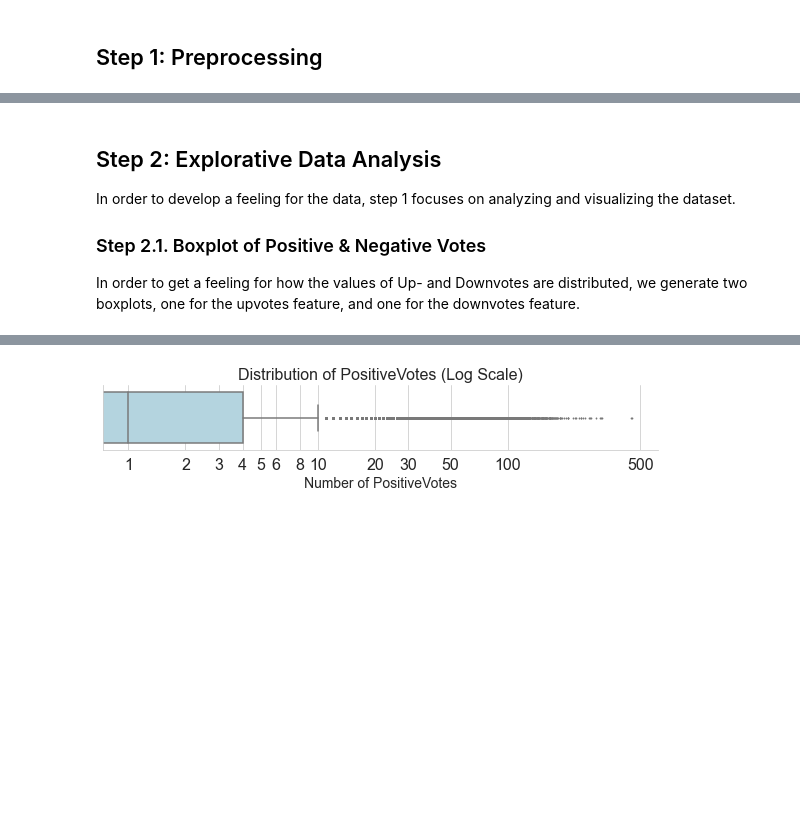
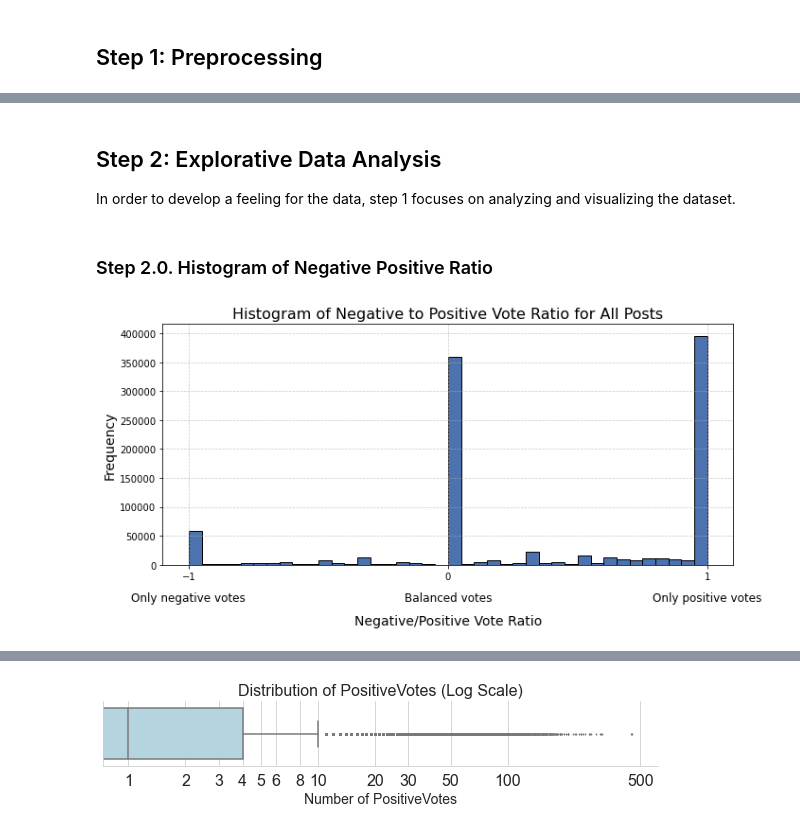
Before and after one commit to dario-x/user-post-popularity-prediction, a Jupyter notebook: main.ipynb, the cells around one changed output, grey strips where cells are left out. Saved outputs shown, nothing was run; the diff lists cells and outputs as text; code cells hidden in the pictures; blank space fills up the shorter version.

```diff
--- a/main.ipynb
+++ b/main.ipynb
@@ -66,7 +72,7 @@ query = "SELECT * FROM Posts"
 
 # Load data into a DataFrame
 df_posts = pd.read_sql_query(query, conn)
-df_articles = pd.read_sql_query("SELECT * FROM Articles", conn)
+df_articles = pd.read_sql_query("SELECT * FROM Articles LIMIT 100000", conn)
 
 # Close the connection
 conn.close()
@@ -109,7 +243,45 @@ df_merged['Headline'] = df_merged['Headline'].fillna('')
 ## Step 2: Explorative Data Analysis
 
 In order to develop a feeling for the data, step 1 focuses on analyzing and visualizing the dataset.
-
-### Step 2.1. Boxplot of Positive & Negative Votes
-
-In order to get a feeling for how the values of Up- and Downvotes are distributed, we generate two boxplots, one for the upvotes feature, and one for the downvotes feature.
+# %% [markdown]
+### Step 2.0. Histogram of Negative Positive Ratio
+# %%
+# Filter the data for "top posts" and plot a histogram for the Neg/Pos ratio
+top_posts = df_merged
+
+# Set the style for a scientific paper look
+plt.style.use('seaborn-deep')
+
+# Create histogram
+plt.figure(figsize=(10, 5))
+plt.hist(top_posts['Neg_Pos_Ratio'].dropna(), bins=40, edgecolor='black')
+plt.title('Histogram of Negative to Positive Vote Ratio for All Posts', fontsize=16)
+plt.xlabel('Negative/Positive Vote Ratio', fontsize=14, labelpad=35)  # Add margin using labelpad
+plt.ylabel('Frequency', fontsize=14)
+
+# Add gridlines
+plt.grid(True, which='both', linestyle='--', linewidth=0.7, alpha=0.7)
+
+# Annotate x axsis for improved clarity
+plt.annotate('Only positive votes', xy=(1, 0), xytext=(1, -0.15),
+             textcoords=plt.gca().get_xaxis_transform(), ha='center', fontsize=12,
+             bbox=dict(facecolor='white', edgecolor='none', pad=3),
+             )
+
+plt.annotate('Balanced votes', xy=(0, 0), xytext=(0, -0.15),
+             textcoords=plt.gca().get_xaxis_transform(), ha='center', fontsize=12,
+             bbox=dict(facecolor='white', edgecolor='none', pad=3),
+            )
+
+plt.annotate('Only negative votes', xy=(-1, 0), xytext=(-1, -0.15),
+             textcoords=plt.gca().get_xaxis_transform(), ha='center', fontsize=12,
+             bbox=dict(facecolor='white', edgecolor='none', pad=3),
+             )
+plt.xlim(-1.1, 1.1)
+plt.xticks([-1, 0, 1])
+
+# Show the plot
+plt.tight_layout()
+plt.show()
+# %% [output]
+[figure, new version]
```
Also changed, not shown: parts of 30 cells of this notebook.
